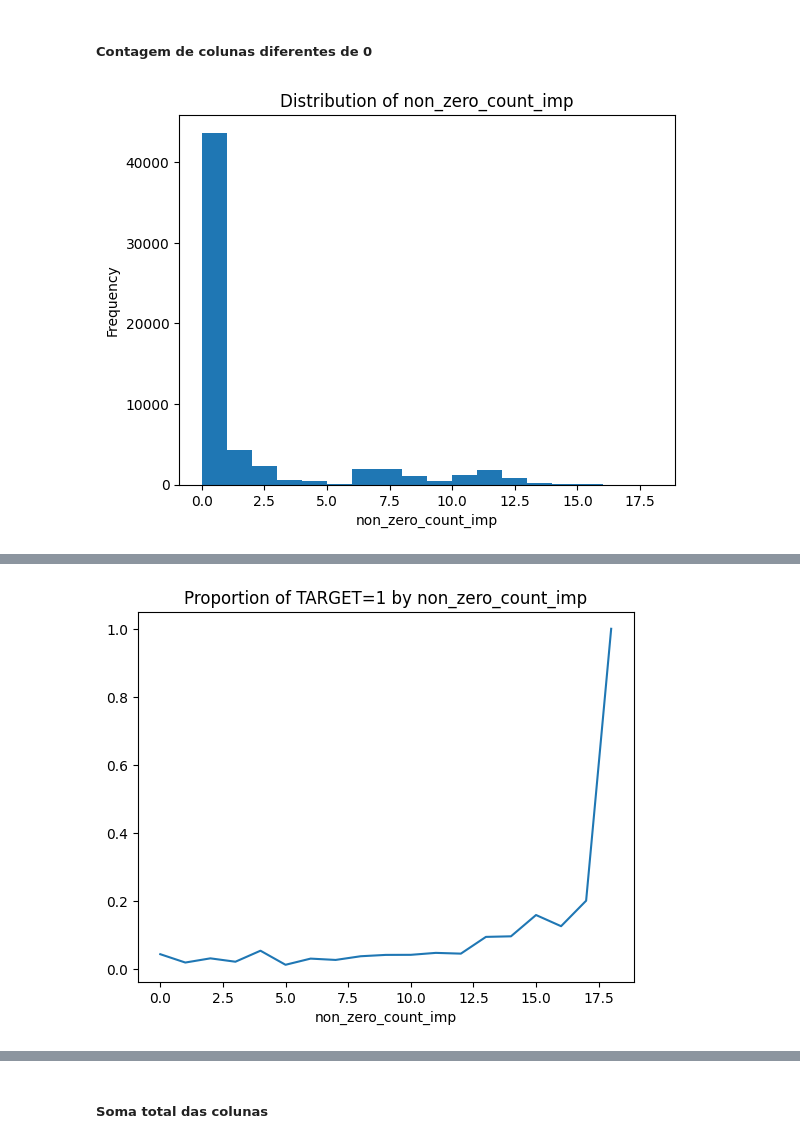
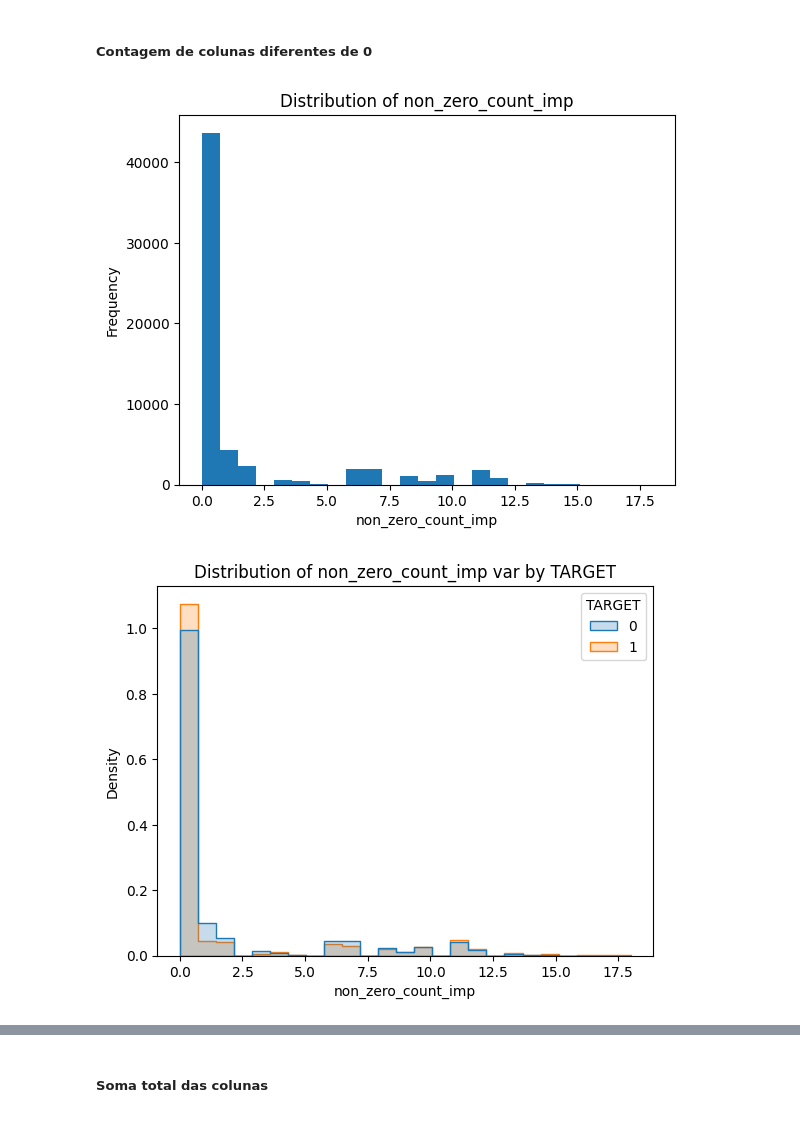
Before and after one commit to FelipeViacava/data-masters-case, a Jupyter notebook: 01-eda.ipynb, the cells around one changed output, grey strips where cells are left out. Cells and saved outputs as stored; diff of their text form; code cells hidden in the pictures.

```diff
--- a/01-eda.ipynb
+++ b/01-eda.ipynb
@@ -319,6 +296,9 @@ anzc_imp = AddNonZeroCount(prefix="imp")
 anzc_imp = anzc_imp.fit(df)
 df = anzc_imp.transform(df)
 # %%
-cv.histplot(df, "non_zero_count_imp", nbins=18)
+cv.histplot(df, "non_zero_count_imp", nbins=25)
+cv.binaryhistplot(df, "non_zero_count_imp", nbins=25)
+cv.lineplot(df, "non_zero_count_imp")
 # %% [output]
-[figure, old version]
+[figure, new version]
+[figure, added]
@@ -325,4 +305,0 @@ cv.histplot(df, "non_zero_count_imp", nbins=18)
-# %%
-cv.lineplot(df, "non_zero_count_imp")
-# %% [output]
-[figure, removed]
```
Also changed, not shown: parts of 32 cells of this notebook, 1 other file.
